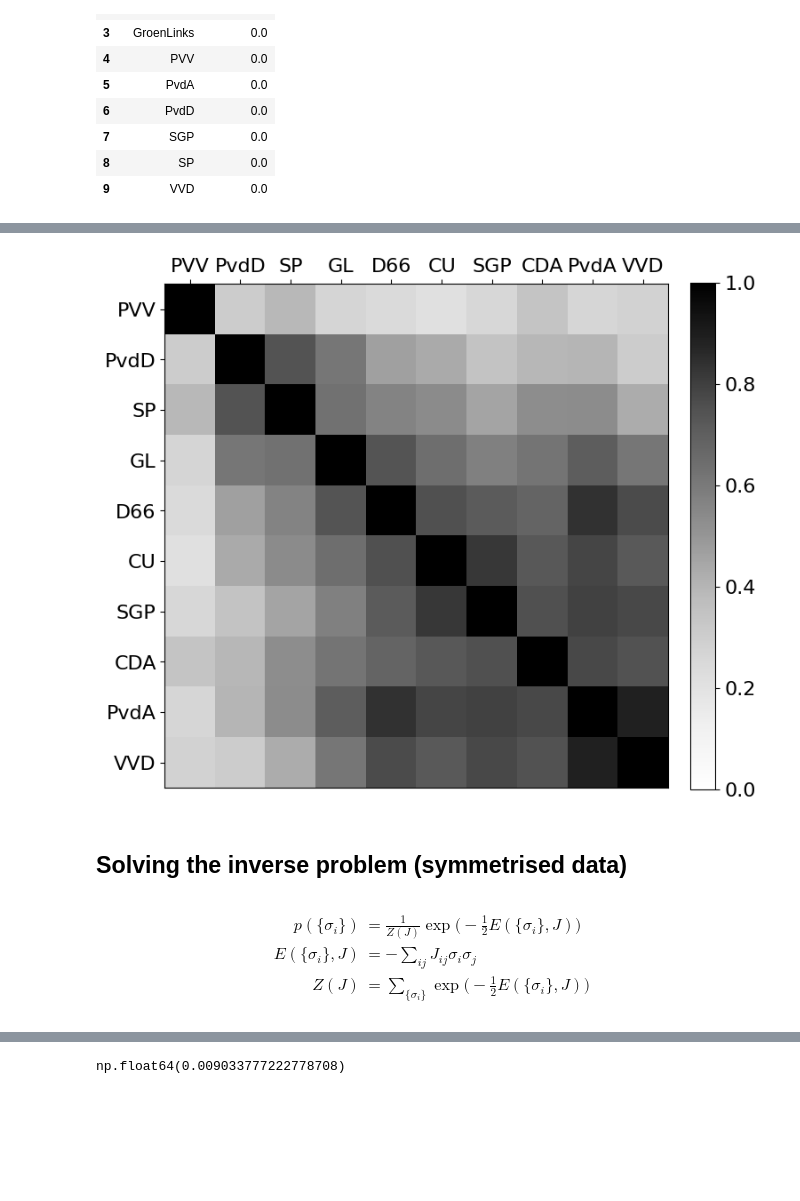
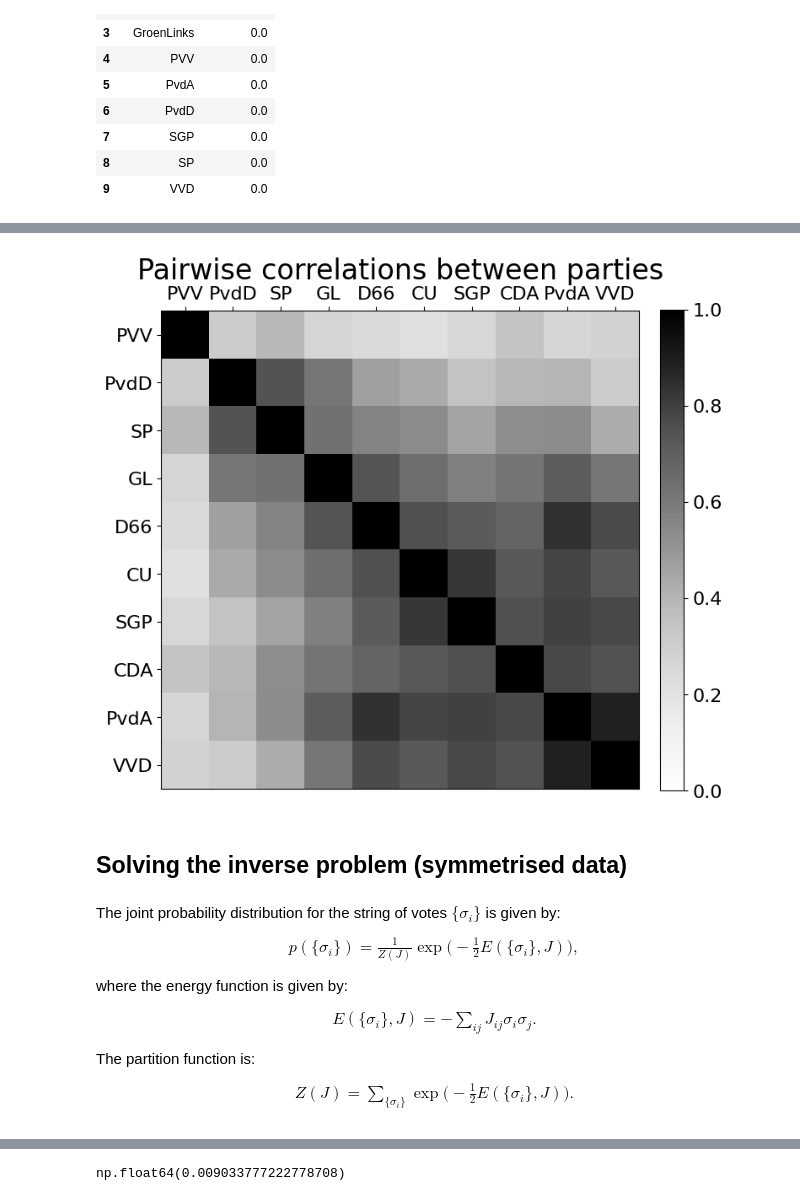
Before and after one commit to olivierwitteveen/dutch-parliament-max-ent, a Jupyter notebook: tk_stemming.ipynb, the cells around one changed output, grey strips where cells are left out. Saved outputs shown, nothing was run; the diff lists cells and outputs as text; code cells hidden in the pictures; blank space fills up the shorter version.

```diff
--- a/tk_stemming.ipynb
+++ b/tk_stemming.ipynb
@@ -309,24 +310,30 @@ sym_correlation_matrix
 # %%
 fig, ax = plt.subplots(1, figsize=(8,8))
 im = ax.imshow(sym_correlation_matrix, cmap='Greys', vmin=0, vmax=+1, extent=[0,10,0,10])
 cbar = fig.colorbar(im, ax=ax, fraction=0.046, pad=0.04)
 cbar.ax.tick_params(labelsize=16)
 ax.set_xticks(np.linspace(0.5, 9.5, 10))
 ax.set_yticks(np.linspace(9.5, 0.5, 10))
 ax.set_xticklabels(filtered_parties_short, fontsize=16)
 ax.set_yticklabels(filtered_parties_short, fontsize=16)
+ax.set_title('Pairwise correlations between parties', fontsize=24)
 ax.xaxis.tick_top()
 # %% [output]
-[figure, old version]
+[figure, new version]
 # %% [markdown]
 ## Solving the inverse problem (symmetrised data)
 # %% [markdown]
-$$
-\begin{split}
-p(\{\sigma_i\}) &= \frac{1}{Z(J)} \exp\bigg(-\frac{1}{2} E(\{\sigma_i\}, J)\bigg) \\
-E(\{\sigma_i\}, J) &= - \sum_{ij} J_{ij} \sigma_i \sigma_j \\
-Z(J) &= \sum_{\{\sigma_i\}} \exp\bigg(-\frac{1}{2} E(\{\sigma_i\}, J)\bigg)
-\end{split}
-$$
+The joint probability distribution for the string of votes $\{\sigma_i\}$ is given by:
+\begin{align*}
+p(\{\sigma_i\}) = \frac{1}{Z(J)} \exp\bigg(-\frac{1}{2} E(\{\sigma_i\}, J)\bigg),
+\end{align*}
+where the energy function is given by:
+\begin{align*}
+E(\{\sigma_i\}, J) = - \sum_{ij} J_{ij} \sigma_i \sigma_j.
+\end{align*}
+The partition function is:
+\begin{align*}
+Z(J) = \sum_{\{\sigma_i\}} \exp\bigg(-\frac{1}{2} E(\{\sigma_i\}, J)\bigg).
+\end{align*}
 # %% [markdown]
 We would like to solve the 45 simultaneous equations for the elements of $J$:
```
Also changed, not shown: parts of 9 cells of this notebook.
